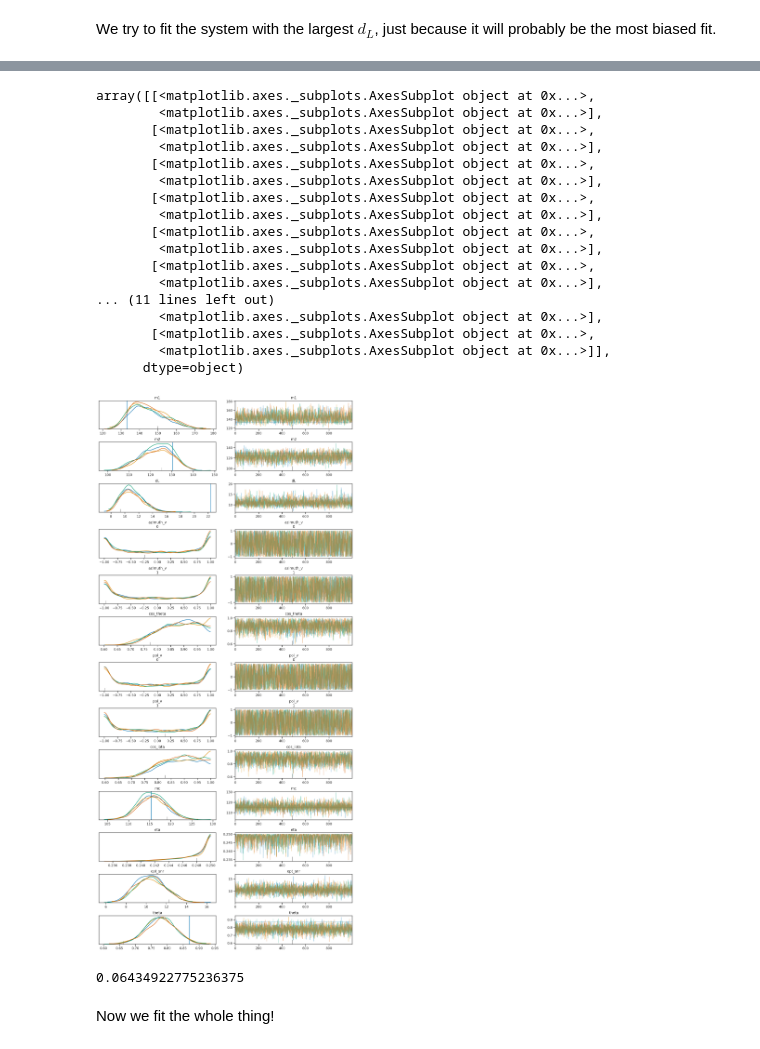
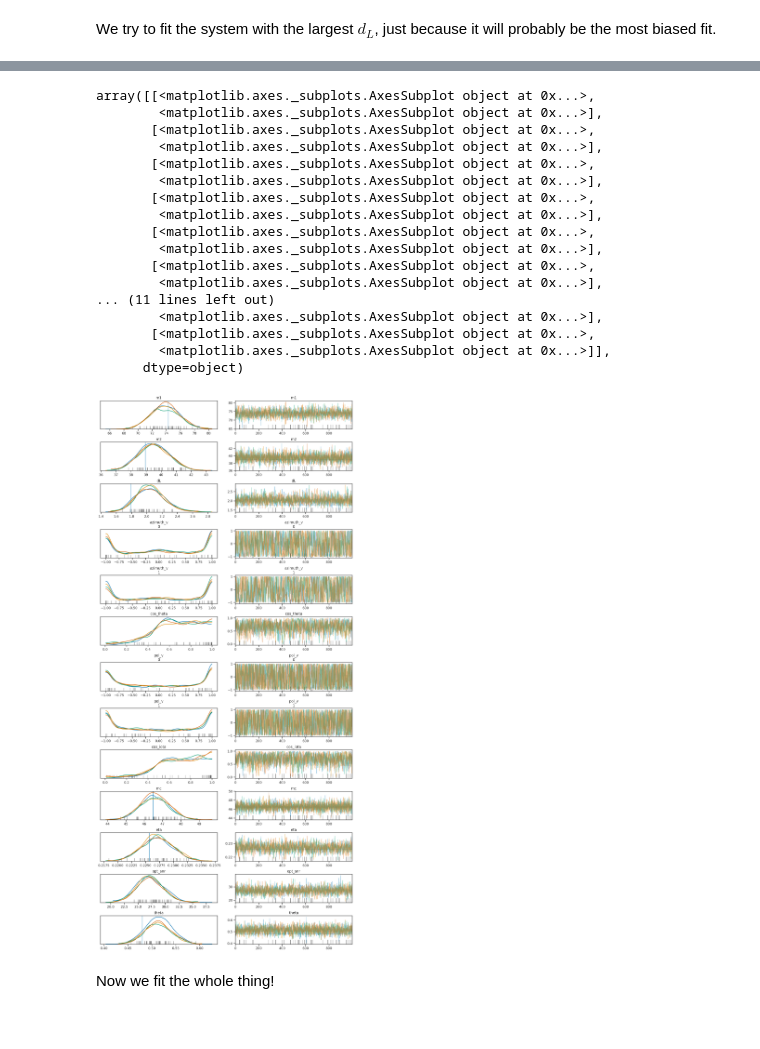
Before and after one commit to farr/PISNLineCosmography, a Jupyter notebook: InferParameters.ipynb, the cells around one changed output, grey strips where cells are left out. Saved outputs shown, nothing was run; the diff lists cells and outputs as text; code cells hidden in the pictures.

```diff
--- a/InferParameters.ipynb
+++ b/InferParameters.ipynb
@@ -55,17 +56,18 @@ INFO:pystan:COMPILING THE C++ CODE FOR MODEL anon_model_38b7065cd7423b040a76b599
 # %% [markdown]
 We try to fit the system with the largest $d_L$, just because it will probably be the most biased fit.
 # %%
-ifit = argmax(dls)
+#ifit = argmax(dls)
+ifit = randint(len(mcobs))
 
 data = {
-    'mc_obs': mcobs[ifit],
-    'eta_obs': etaobs[ifit],
-    'rho_obs': rhoobs[ifit],
-    'theta_obs': thetaobs[ifit],
+    'mc_obs': mcobs[ifit][0],
+    'eta_obs': etaobs[ifit][0],
+    'rho_obs': rhoobs[ifit][0],
+    'theta_obs': thetaobs[ifit][0],
 
-    'sigma_mc': sigma_mc[ifit],
-    'sigma_eta': sigma_eta[ifit],
-    'sigma_theta': sigma_theta[ifit],
+    'sigma_mc': sigma_mc[ifit][0],
+    'sigma_eta': sigma_eta[ifit][0],
+    'sigma_theta': sigma_theta[ifit][0],
 
     'nm': len(ms_osnr),
     'ms': ms_osnr,
@@ -74,5 +76,5 @@ data = {
     'dL_max': Planck15.luminosity_distance(4).to(u.Gpc).value,
 }
 # %%
-fit = model.sampling(data=data, init=({'m1': m1s[ifit]*(1+zs[ifit]), 'm2': m2s[ifit]*(1+zs[ifit]), 'dL': dls[ifit]},)*4)
+fit = model.sampling(data=data, init=({'m1': float(m1s[ifit]*(1+zs[ifit])), 'm2': float(m2s[ifit]*(1+zs[ifit])), 'dl': float(dls[ifit])},)*4)
 # %% [output]
@@ -81,32 +83,29 @@ WARNING:pystan:Try running with adapt_delta larger than 0.8 to remove the diverg
 # %%
 az.plot_trace(fit, lines=(('m1', {}, m1s[ifit]*(1+zs[ifit])),
                           ('m2', {}, m2s[ifit]*(1+zs[ifit])),
                           ('dL', {}, dls[ifit]),
                           ('theta', {}, thetas[ifit]),
-                          ('mc', {}, mcobs[ifit])))
+                          ('mc', {}, mcobs[ifit]),
+                          ('eta', {}, m1s[ifit]*m2s[ifit]/(m1s[ifit]+m2s[ifit])**2)))
 # %% [output]
 array([[<matplotlib.axes._subplots.AxesSubplot object at 0x...>,
         <matplotlib.axes._subplots.AxesSubplot object at 0x...>],
        [<matplotlib.axes._subplots.AxesSubplot object at 0x...>,
         <matplotlib.axes._subplots.AxesSubplot object at 0x...>],
        [<matplotlib.axes._subplots.AxesSubplot object at 0x...>,
         <matplotlib.axes._subplots.AxesSubplot object at 0x...>],
        [<matplotlib.axes._subplots.AxesSubplot object at 0x...>,
         <matplotlib.axes._subplots.AxesSubplot object at 0x...>],
        [<matplotlib.axes._subplots.AxesSubplot object at 0x...>,
         <matplotlib.axes._subplots.AxesSubplot object at 0x...>],
        [<matplotlib.axes._subplots.AxesSubplot object at 0x...>,
         <matplotlib.axes._subplots.AxesSubplot object at 0x...>],
 ... (11 lines left out)
         <matplotlib.axes._subplots.AxesSubplot object at 0x...>],
        [<matplotlib.axes._subplots.AxesSubplot object at 0x...>,
         <matplotlib.axes._subplots.AxesSubplot object at 0x...>]],
       dtype=object)
-[figure, old version]
+[figure, new version]
-# %%
-std(log(fit['m1']))
-# %% [output]
-0.06434922775236375
 # %% [markdown]
 Now we fit the whole thing!
 # %% [markdown]
```
Also changed, not shown: parts of 9 cells of this notebook, 3 other files.
